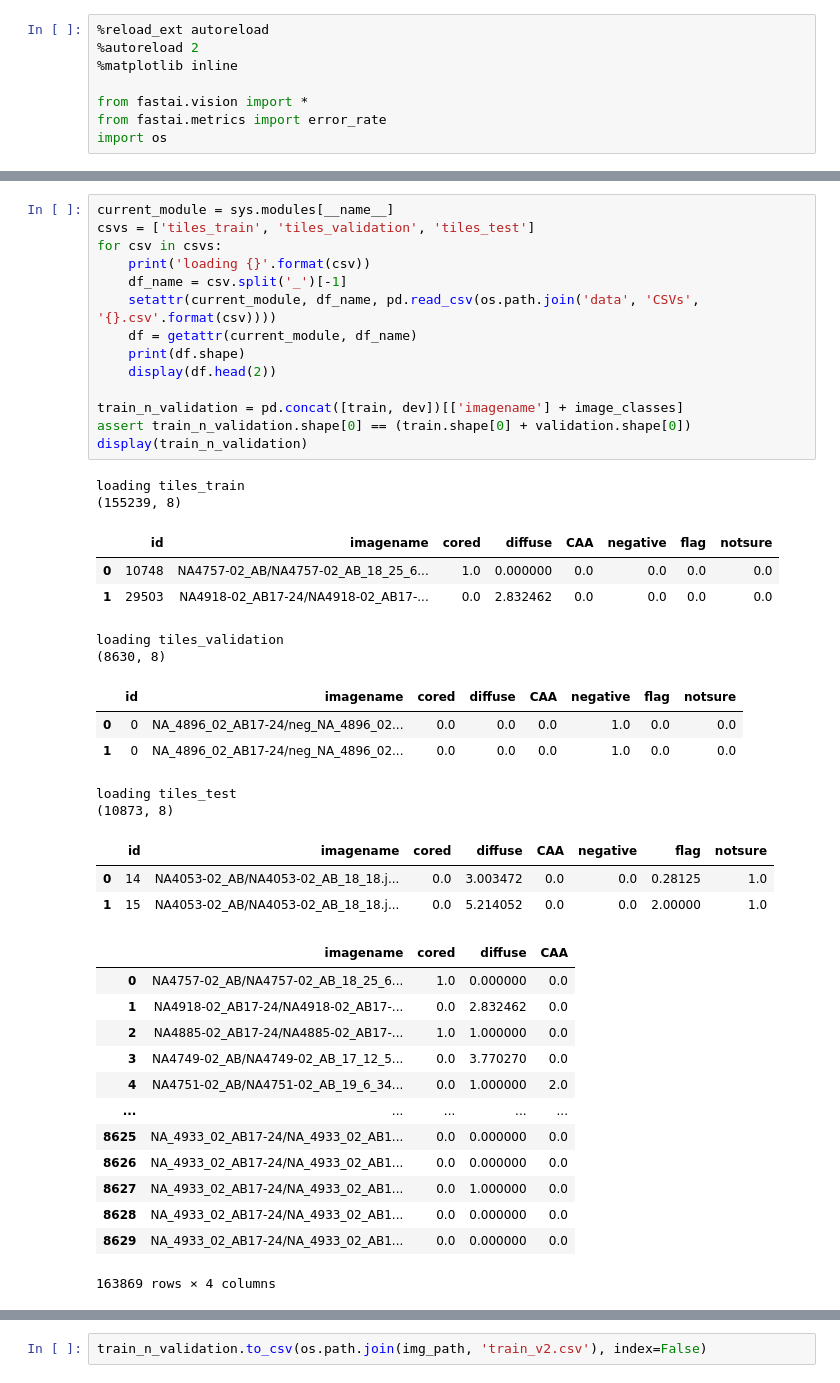
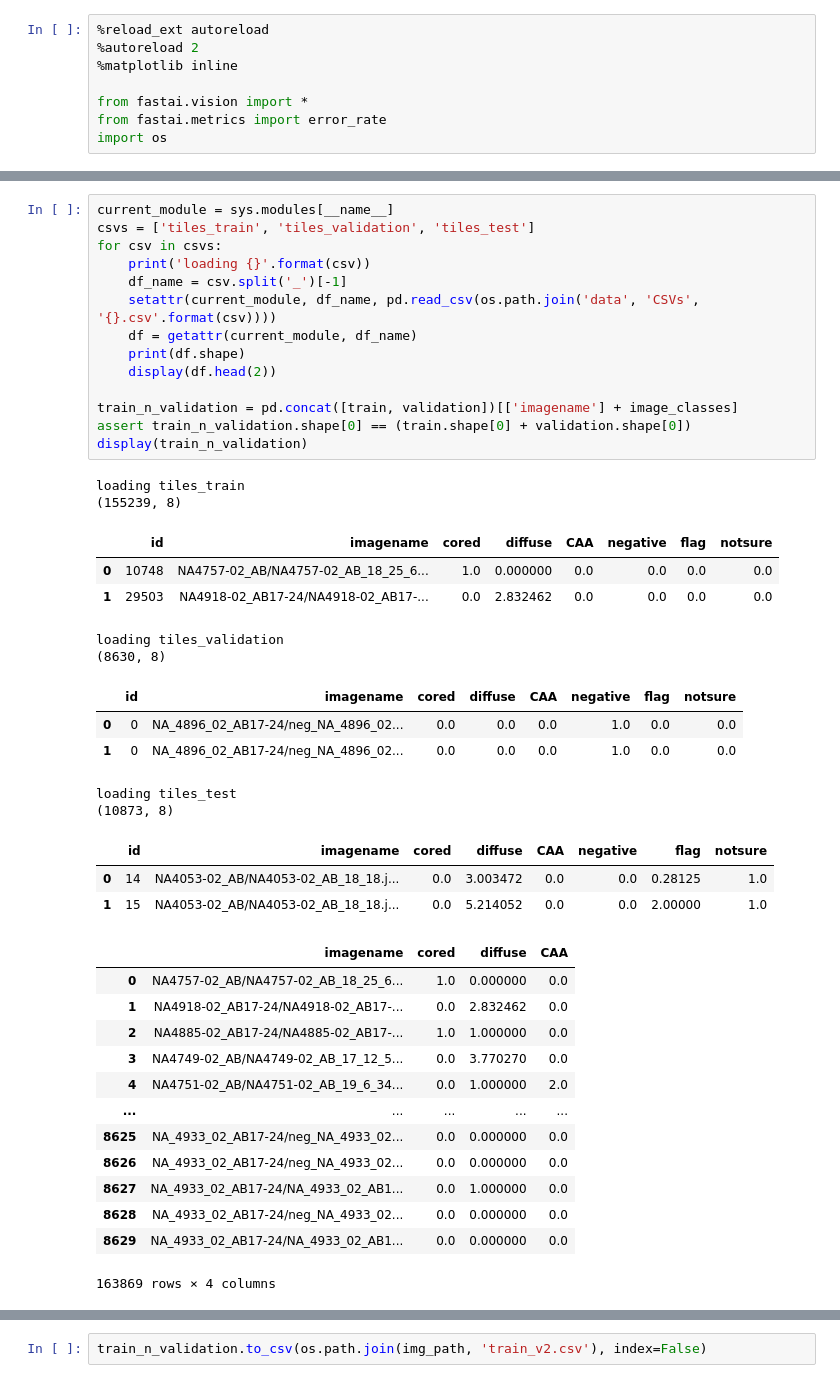
Before and after one commit to DougForrest/plaquebox-paper, a Jupyter notebook: fastai_multiclass.ipynb, the cells around one changed output, grey strips where cells are left out. Saved outputs shown, nothing was run; the diff lists cells and outputs as text.

```diff
--- a/fastai_multiclass.ipynb
+++ b/fastai_multiclass.ipynb
@@ -30,38 +31,38 @@ for csv in csvs:
     setattr(current_module, df_name, pd.read_csv(os.path.join('data', 'CSVs', '{}.csv'.format(csv))))
     df = getattr(current_module, df_name)
     print(df.shape)
     display(df.head(2))
 
-train_n_validation = pd.concat([train, dev])[['imagename'] + image_classes]
+train_n_validation = pd.concat([train, validation])[['imagename'] + image_classes]
 assert train_n_validation.shape[0] == (train.shape[0] + validation.shape[0])
 display(train_n_validation)
 # %% [output]
 loading tiles_train
 (155239, 8)
 |  | id | imagename | cored | diffuse | CAA | negative | flag | notsure |
 | 0 | 10748 | NA4757-02_AB/NA4757-02_AB_18_25_6... | 1.0 | 0.000000 | 0.0 | 0.0 | 0.0 | 0.0 |
 | 1 | 29503 | NA4918-02_AB17-24/NA4918-02_AB17-... | 0.0 | 2.832462 | 0.0 | 0.0 | 0.0 | 0.0 |
 loading tiles_validation
 (8630, 8)
 |  | id | imagename | cored | diffuse | CAA | negative | flag | notsure |
 | 0 | 0 | NA_4896_02_AB17-24/neg_NA_4896_02... | 0.0 | 0.0 | 0.0 | 1.0 | 0.0 | 0.0 |
 | 1 | 0 | NA_4896_02_AB17-24/neg_NA_4896_02... | 0.0 | 0.0 | 0.0 | 1.0 | 0.0 | 0.0 |
 loading tiles_test
 (10873, 8)
 |  | id | imagename | cored | diffuse | CAA | negative | flag | notsure |
 | 0 | 14 | NA4053-02_AB/NA4053-02_AB_18_18.j... | 0.0 | 3.003472 | 0.0 | 0.0 | 0.28125 | 1.0 |
 | 1 | 15 | NA4053-02_AB/NA4053-02_AB_18_18.j... | 0.0 | 5.214052 | 0.0 | 0.0 | 2.00000 | 1.0 |
 |  | imagename | cored | diffuse | CAA |
 | 0 | NA4757-02_AB/NA4757-02_AB_18_25_6... | 1.0 | 0.000000 | 0.0 |
 | 1 | NA4918-02_AB17-24/NA4918-02_AB17-... | 0.0 | 2.832462 | 0.0 |
 | 2 | NA4885-02_AB17-24/NA4885-02_AB17-... | 1.0 | 1.000000 | 0.0 |
 | 3 | NA4749-02_AB/NA4749-02_AB_17_12_5... | 0.0 | 3.770270 | 0.0 |
 | 4 | NA4751-02_AB/NA4751-02_AB_19_6_34... | 0.0 | 1.000000 | 2.0 |
 | ... | ... | ... | ... | ... |
-| 8625 | NA_4933_02_AB17-24/NA_4933_02_AB1... | 0.0 | 0.000000 | 0.0 |
-| 8626 | NA_4933_02_AB17-24/NA_4933_02_AB1... | 0.0 | 0.000000 | 0.0 |
+| 8625 | NA_4933_02_AB17-24/neg_NA_4933_02... | 0.0 | 0.000000 | 0.0 |
+| 8626 | NA_4933_02_AB17-24/neg_NA_4933_02... | 0.0 | 0.000000 | 0.0 |
 | 8627 | NA_4933_02_AB17-24/NA_4933_02_AB1... | 0.0 | 1.000000 | 0.0 |
-| 8628 | NA_4933_02_AB17-24/NA_4933_02_AB1... | 0.0 | 0.000000 | 0.0 |
+| 8628 | NA_4933_02_AB17-24/neg_NA_4933_02... | 0.0 | 0.000000 | 0.0 |
 | 8629 | NA_4933_02_AB17-24/NA_4933_02_AB1... | 0.0 | 0.000000 | 0.0 |
 163869 rows × 4 columns
 # %%
```
Also changed, not shown: parts of 18 cells of this notebook.
